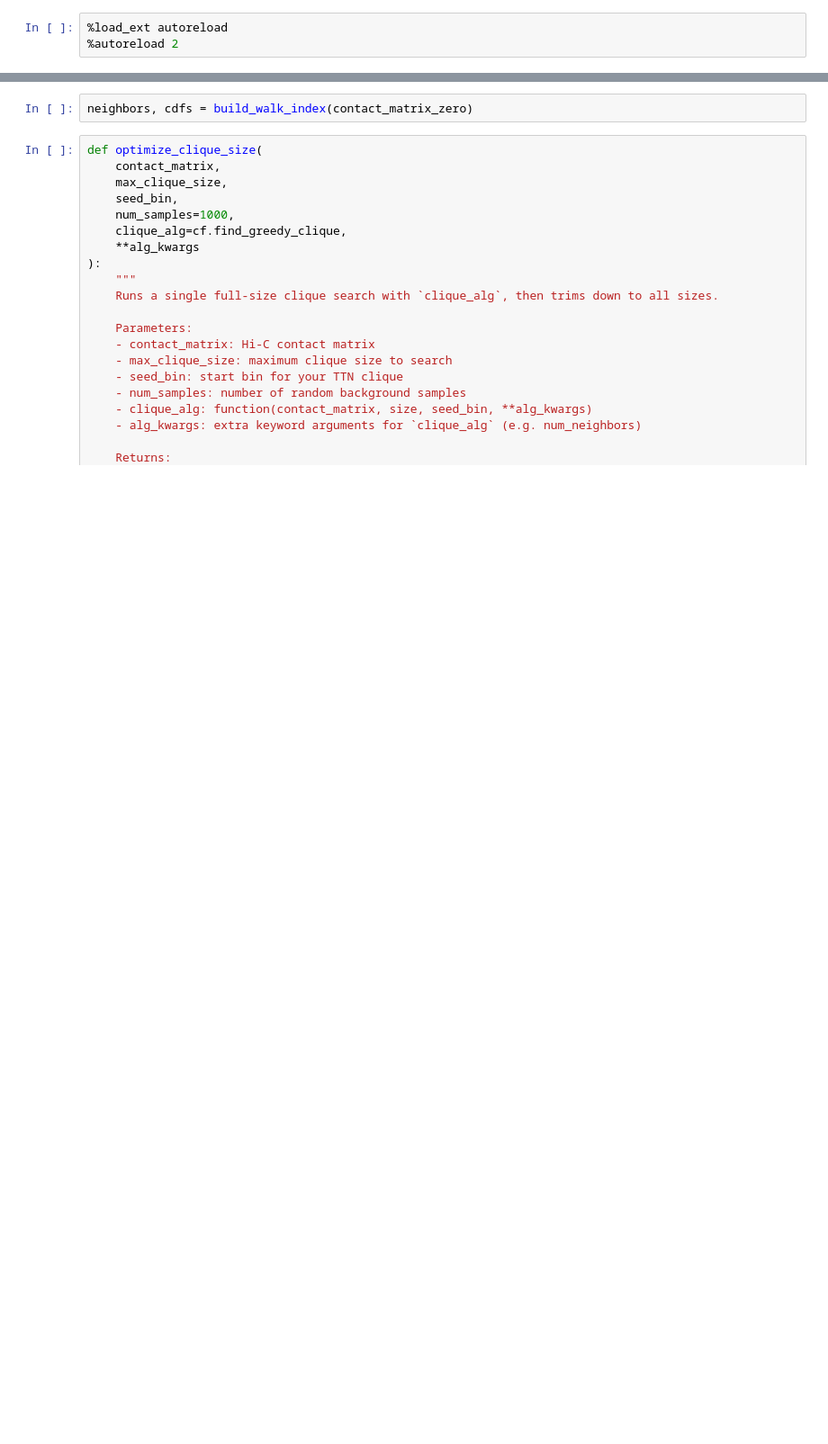
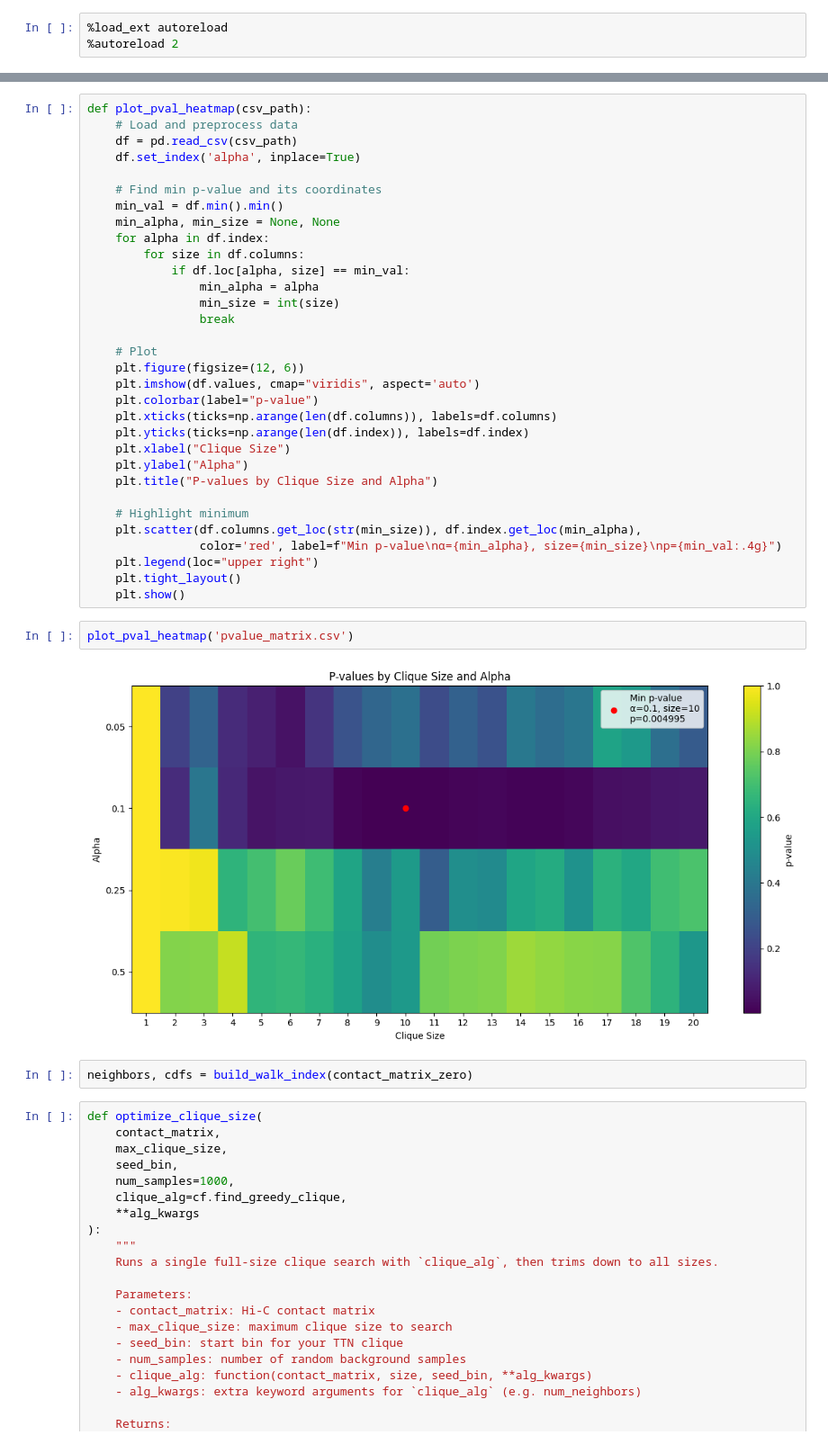
Before and after one commit to ethanoutangoun/chromatin-heart-dev, a Jupyter notebook: clique_size_optimization.ipynb, the cells around one changed output, grey strips where cells are left out. Shown at 90% size. Drawn from its saved outputs; the diff is of its cells as text; blank space fills up the shorter version.

```diff
--- a/clique_size_optimization.ipynb
+++ b/clique_size_optimization.ipynb
@@ -73,3 +73,39 @@ contact_matrix_zero = np.load('data/hic/wildtype_100kb_zeroed.npy')
+# %%
+def plot_pval_heatmap(csv_path):
+    # Load and preprocess data
+    df = pd.read_csv(csv_path)
+    df.set_index('alpha', inplace=True)
+
+    # Find min p-value and its coordinates
+    min_val = df.min().min()
+    min_alpha, min_size = None, None
+    for alpha in df.index:
+        for size in df.columns:
+            if df.loc[alpha, size] == min_val:
+                min_alpha = alpha
+                min_size = int(size)
+                break
+
+    # Plot
+    plt.figure(figsize=(12, 6))
+    plt.imshow(df.values, cmap="viridis", aspect='auto')
+    plt.colorbar(label="p-value")
+    plt.xticks(ticks=np.arange(len(df.columns)), labels=df.columns)
+    plt.yticks(ticks=np.arange(len(df.index)), labels=df.index)
+    plt.xlabel("Clique Size")
+    plt.ylabel("Alpha")
+    plt.title("P-values by Clique Size and Alpha")
+
+    # Highlight minimum
+    plt.scatter(df.columns.get_loc(str(min_size)), df.index.get_loc(min_alpha),
+                color='red', label=f"Min p-value\nα={min_alpha}, size={min_size}\np={min_val:.4g}")
+    plt.legend(loc="upper right")
+    plt.tight_layout()
+    plt.show()
+# %%
+plot_pval_heatmap('pvalue_matrix.csv')
+# %% [output]
+[figure, added]
 # %%
 neighbors, cdfs = build_walk_index(contact_matrix_zero)
 # %%
```
Also changed, not shown: parts of 4 cells of this notebook, 1 other file.
